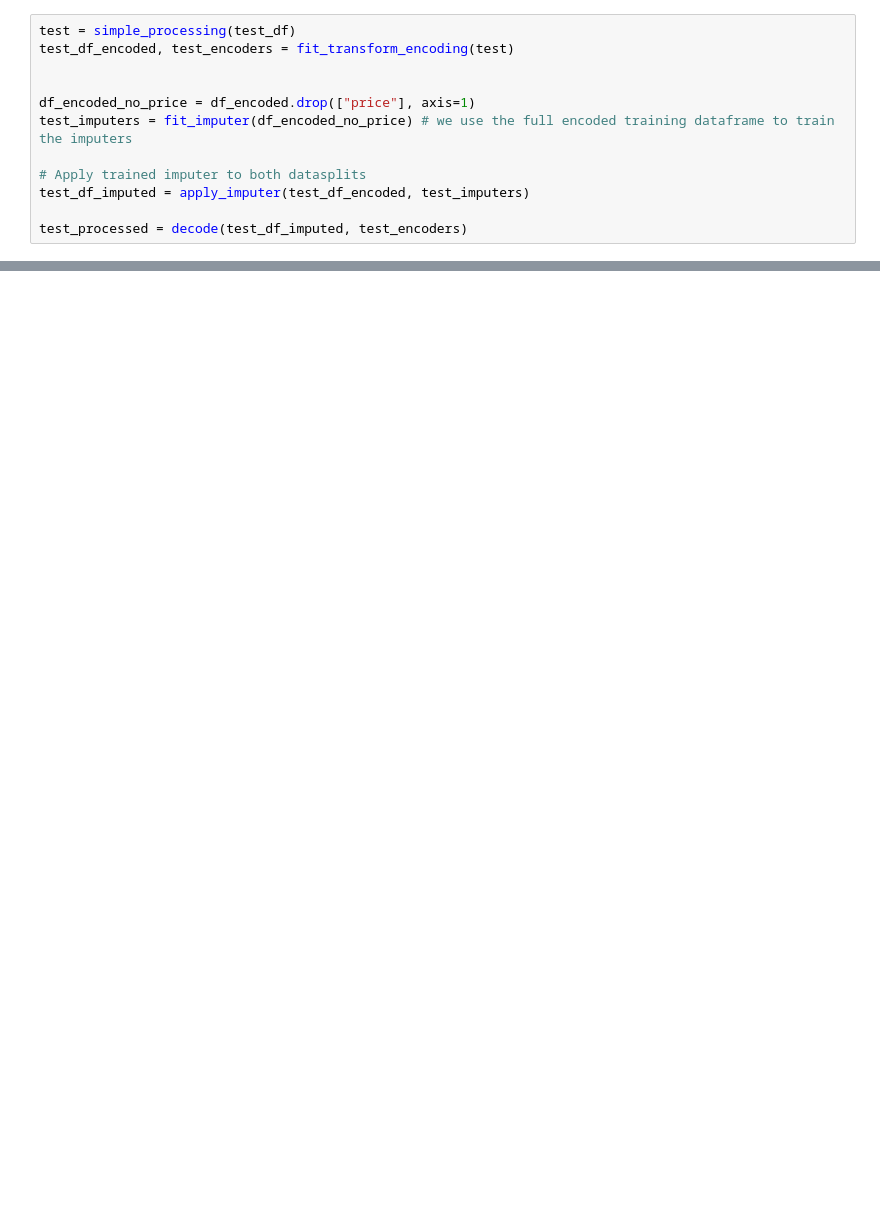
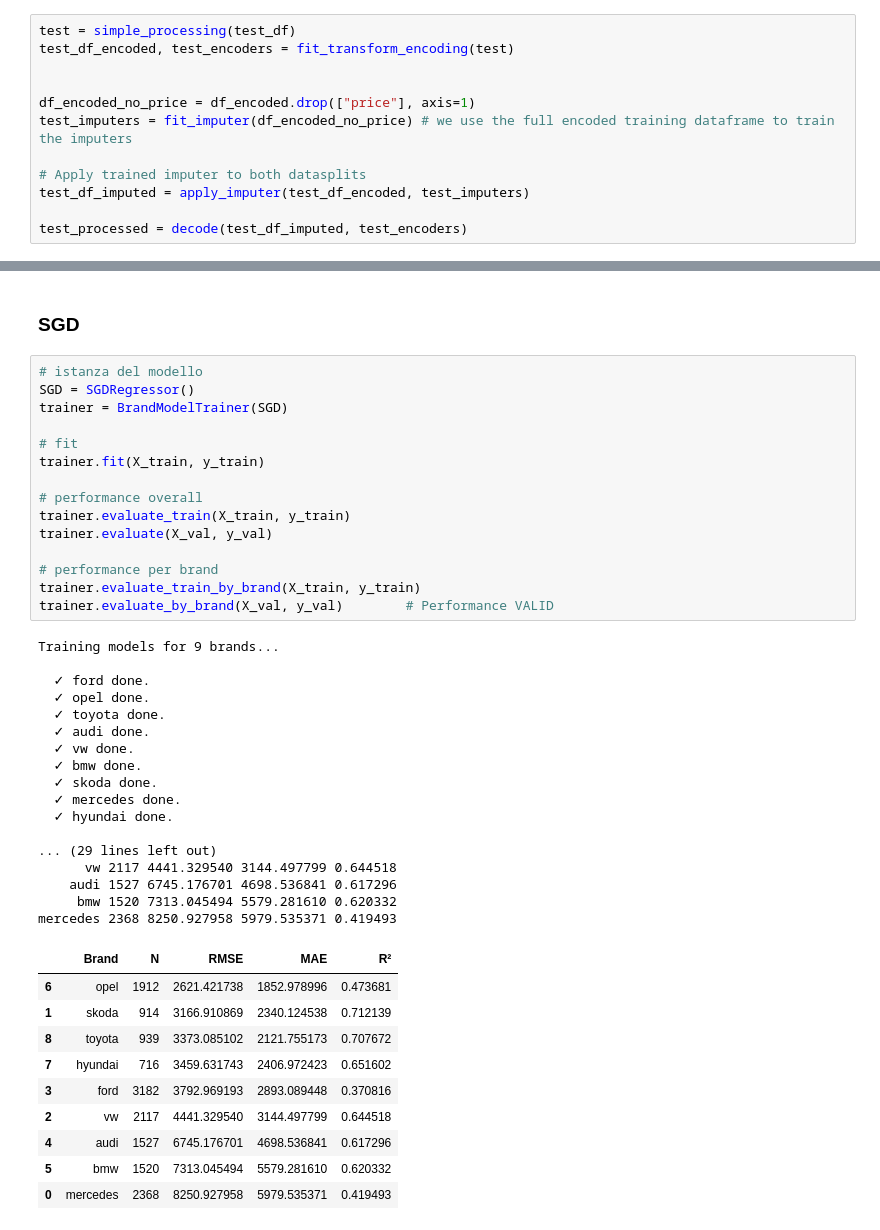
Before and after one commit to LiberoBiagi/ML_Nova_IMS_25-26, a Jupyter notebook: full_training_pipeline.ipynb, the cells around one changed output, grey strips where cells are left out. Drawn from its saved outputs; the diff is of its cells as text; blank space fills up the shorter version.

```diff
--- a/full_training_pipeline.ipynb
+++ b/full_training_pipeline.ipynb
@@ -369,0 +563,45 @@ test_processed = decode(test_df_imputed, test_encoders)
+# %% [markdown]
+### SGD
+# %%
+# istanza del modello
+SGD = SGDRegressor()
+trainer = BrandModelTrainer(SGD)
+
+# fit
+trainer.fit(X_train, y_train)
+
+# performance overall
+trainer.evaluate_train(X_train, y_train)
+trainer.evaluate(X_val, y_val)
+
+# performance per brand
+trainer.evaluate_train_by_brand(X_train, y_train)
+trainer.evaluate_by_brand(X_val, y_val)        # Performance VALID
+# %% [output]
+Training models for 9 brands...
+
+  ✓ ford done.
+  ✓ opel done.
+  ✓ toyota done.
+  ✓ audi done.
+  ✓ vw done.
+  ✓ bmw done.
+  ✓ skoda done.
+  ✓ mercedes done.
+  ✓ hyundai done.
+
+... (29 lines left out)
+      vw 2117 4441.329540 3144.497799 0.644518
+    audi 1527 6745.176701 4698.536841 0.617296
+     bmw 1520 7313.045494 5579.281610 0.620332
+mercedes 2368 8250.927958 5979.535371 0.419493
+|  | Brand | N | RMSE | MAE | R² |
+| 6 | opel | 1912 | 2621.421738 | 1852.978996 | 0.473681 |
+| 1 | skoda | 914 | 3166.910869 | 2340.124538 | 0.712139 |
+| 8 | toyota | 939 | 3373.085102 | 2121.755173 | 0.707672 |
+| 7 | hyundai | 716 | 3459.631743 | 2406.972423 | 0.651602 |
+| 3 | ford | 3182 | 3792.969193 | 2893.089448 | 0.370816 |
+| 2 | vw | 2117 | 4441.329540 | 3144.497799 | 0.644518 |
+| 4 | audi | 1527 | 6745.176701 | 4698.536841 | 0.617296 |
+| 5 | bmw | 1520 | 7313.045494 | 5579.281610 | 0.620332 |
+| 0 | mercedes | 2368 | 8250.927958 | 5979.535371 | 0.419493 |
```
Also changed, not shown: parts of 20 cells of this notebook.
